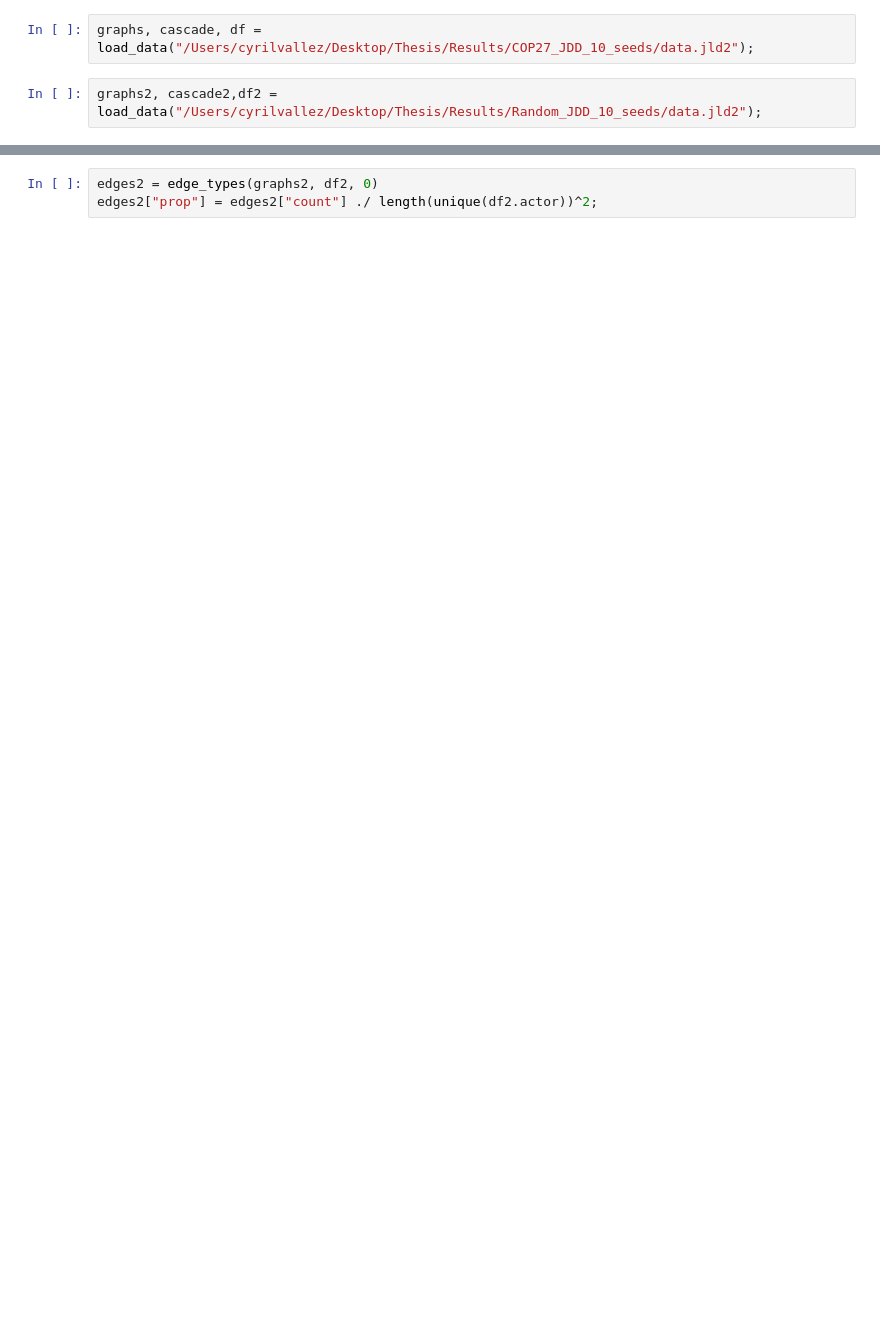
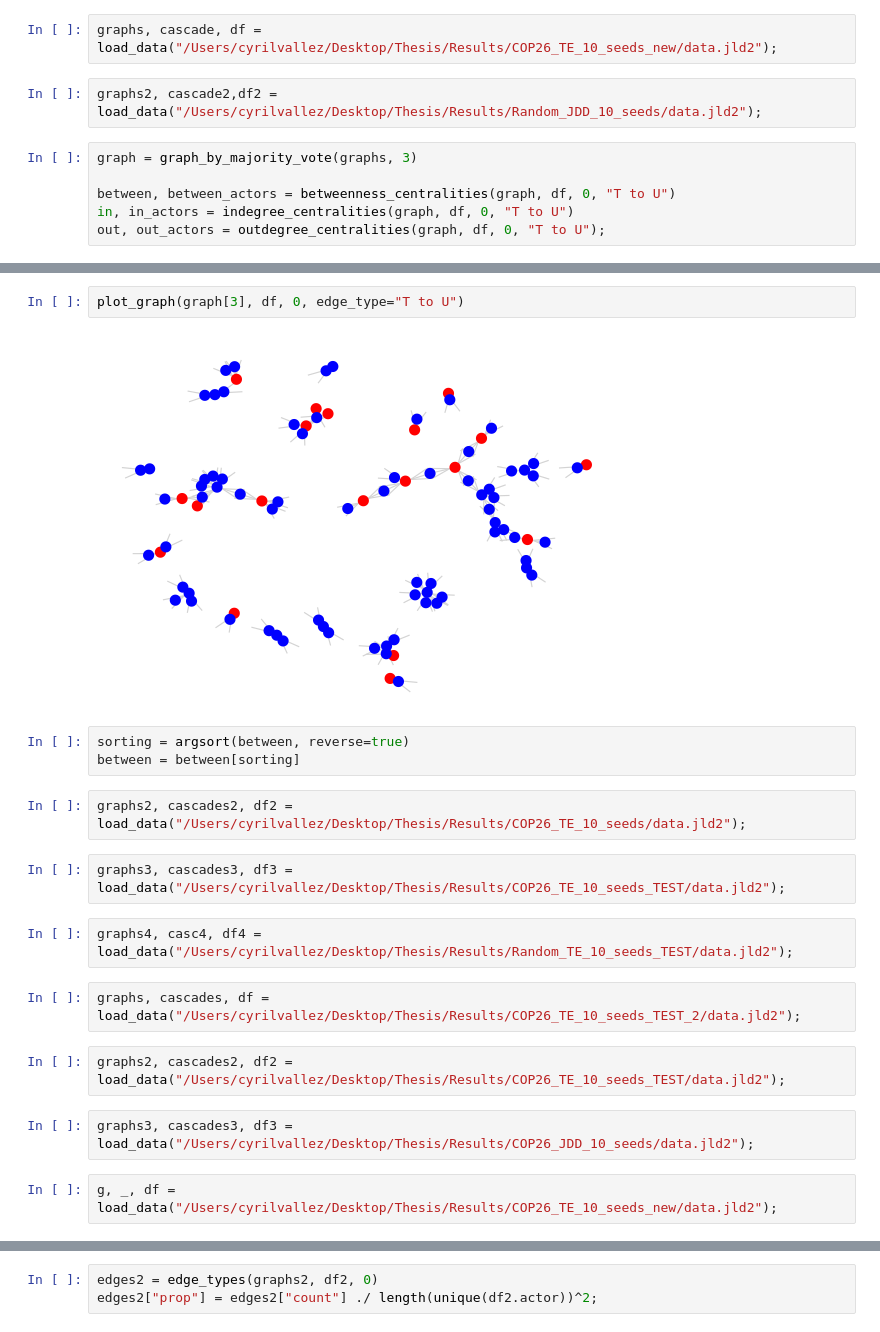
Before and after one commit to Cyrilvallez/Measuring-Influence-Twitter, a Jupyter notebook: Julia/Notebooks/process.ipynb, the cells around one changed output, grey strips where cells are left out. Saved outputs shown, nothing was run; the diff lists cells and outputs as text; blank space fills up the shorter version.

```diff
--- a/Julia/Notebooks/process.ipynb
+++ b/Julia/Notebooks/process.ipynb
@@ -4,6 +6,12 @@ using DataFrames
 include("../Engine/Engine.jl")
 using .Engine
 # %%
-graphs, cascade, df = load_data("/Users/cyrilvallez/Desktop/Thesis/Results/COP27_JDD_10_seeds/data.jld2");
+graphs, cascade, df = load_data("/Users/cyrilvallez/Desktop/Thesis/Results/COP26_TE_10_seeds_new/data.jld2");
 # %%
 graphs2, cascade2,df2 = load_data("/Users/cyrilvallez/Desktop/Thesis/Results/Random_JDD_10_seeds/data.jld2");
+# %%
+graph = graph_by_majority_vote(graphs, 3)
+
+between, between_actors = betweenness_centralities(graph, df, 0, "T to U")
+in, in_actors = indegree_centralities(graph, df, 0, "T to U")
+out, out_actors = outdegree_centralities(graph, df, 0, "T to U");
@@ -9,0 +45,21 @@ graphs2, cascade2,df2 = load_data("/Users/cyrilvallez/Desktop/Thesis/Results/Ran
+# %%
+plot_graph(graph[3], df, 0, edge_type="T to U")
+# %% [output]
+[figure, added]
+# %%
+sorting = argsort(between, reverse=true)
+between = between[sorting]
+# %%
+graphs2, cascades2, df2 = load_data("/Users/cyrilvallez/Desktop/Thesis/Results/COP26_TE_10_seeds/data.jld2");
+# %%
+graphs3, cascades3, df3 = load_data("/Users/cyrilvallez/Desktop/Thesis/Results/COP26_TE_10_seeds_TEST/data.jld2");
+# %%
+graphs4, casc4, df4 = load_data("/Users/cyrilvallez/Desktop/Thesis/Results/Random_TE_10_seeds_TEST/data.jld2");
+# %%
+graphs, cascades, df = load_data("/Users/cyrilvallez/Desktop/Thesis/Results/COP26_TE_10_seeds_TEST_2/data.jld2");
+# %%
+graphs2, cascades2, df2 = load_data("/Users/cyrilvallez/Desktop/Thesis/Results/COP26_TE_10_seeds_TEST/data.jld2");
+# %%
+graphs3, cascades3, df3 = load_data("/Users/cyrilvallez/Desktop/Thesis/Results/COP26_JDD_10_seeds/data.jld2");
+# %%
+g, _, df = load_data("/Users/cyrilvallez/Desktop/Thesis/Results/COP26_TE_10_seeds_new/data.jld2");
```
Also changed, not shown: parts of 77 cells of this notebook, 20 other files.
